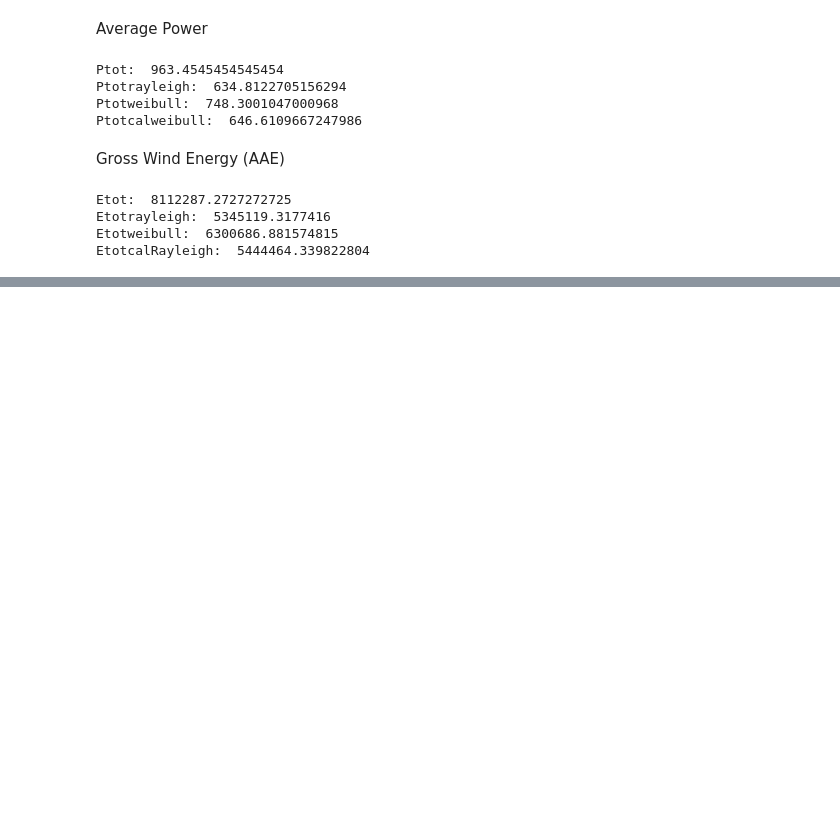
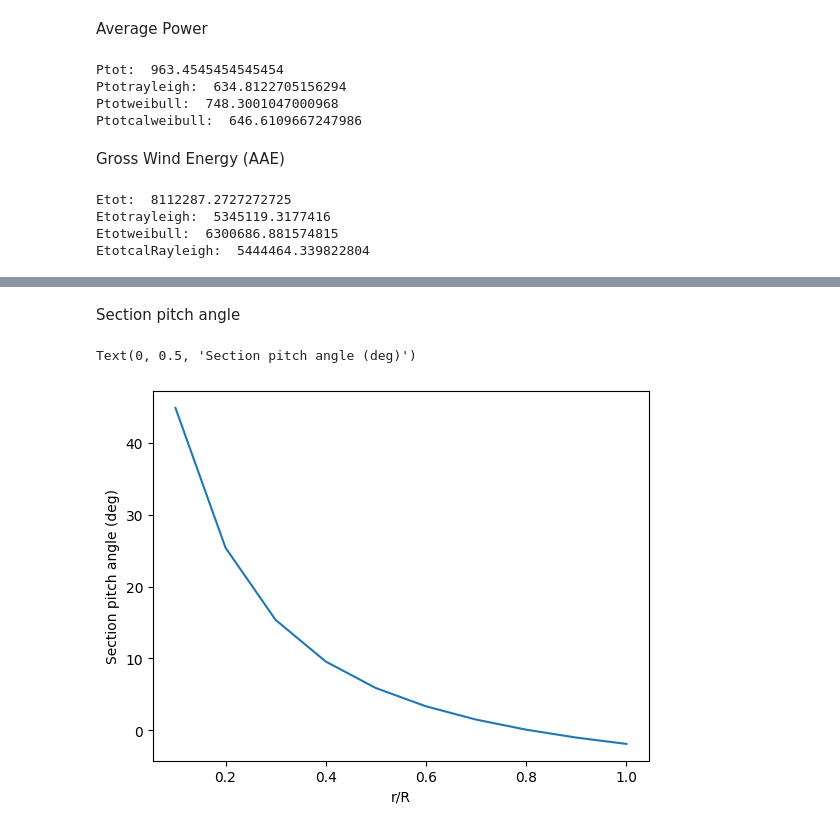
Before and after one commit to Jules101001/python, a Jupyter notebook: notebook_wind.ipynb, the cells around one changed output, grey strips where cells are left out. Saved outputs shown, nothing was run; the diff lists cells and outputs as text; code cells hidden in the pictures; blank space fills up the shorter version.

```diff
--- a/notebook_wind.ipynb
+++ b/notebook_wind.ipynb
@@ -271,0 +324,10 @@ EtotcalRayleigh:  5444464.339822804
+# %% [markdown]
+Section pitch angle
+# %%
+thetapdeg = phideg - alpha
+sns.lineplot(x=x, y=thetapdeg)
+plt.xlabel("r/R")
+plt.ylabel("Section pitch angle (deg)")
+# %% [output]
+Text(0, 0.5, 'Section pitch angle (deg)')
+[figure, added]
```
Also changed, not shown: parts of 17 cells of this notebook.
